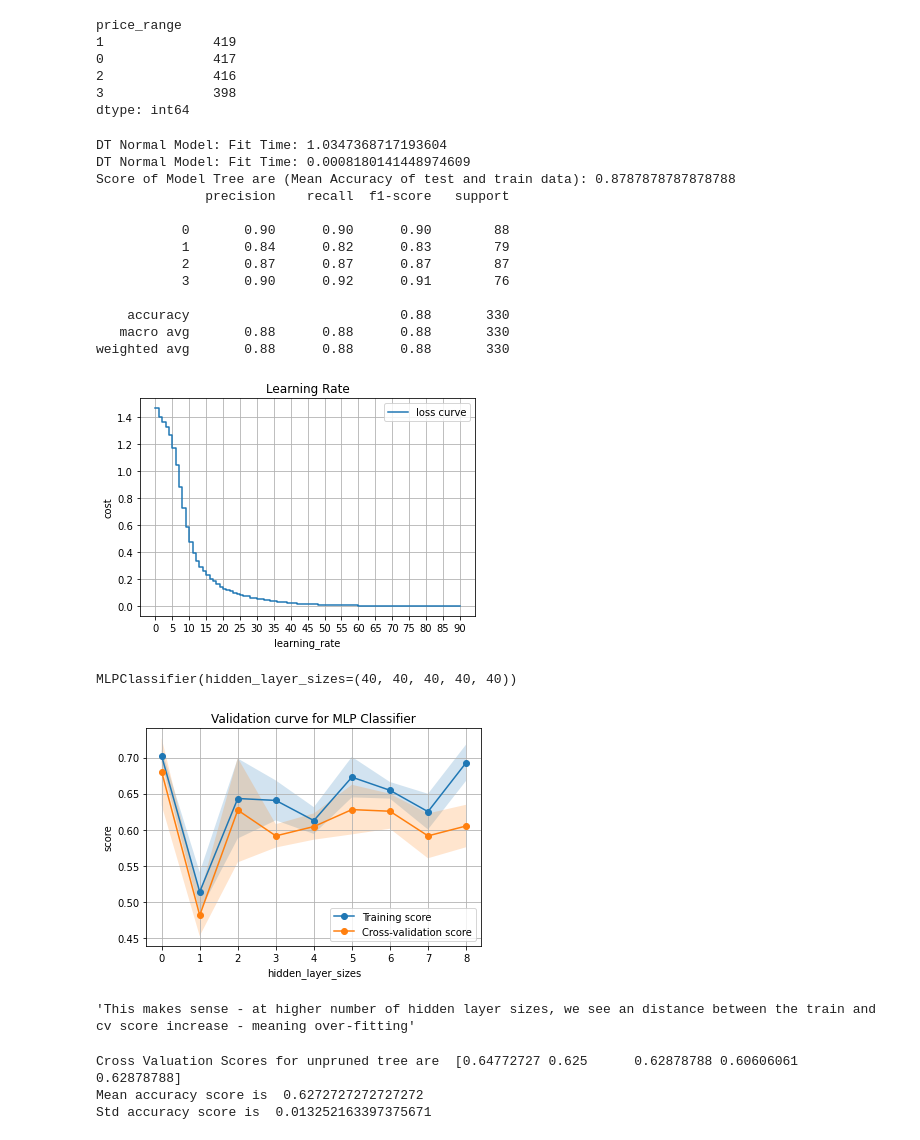
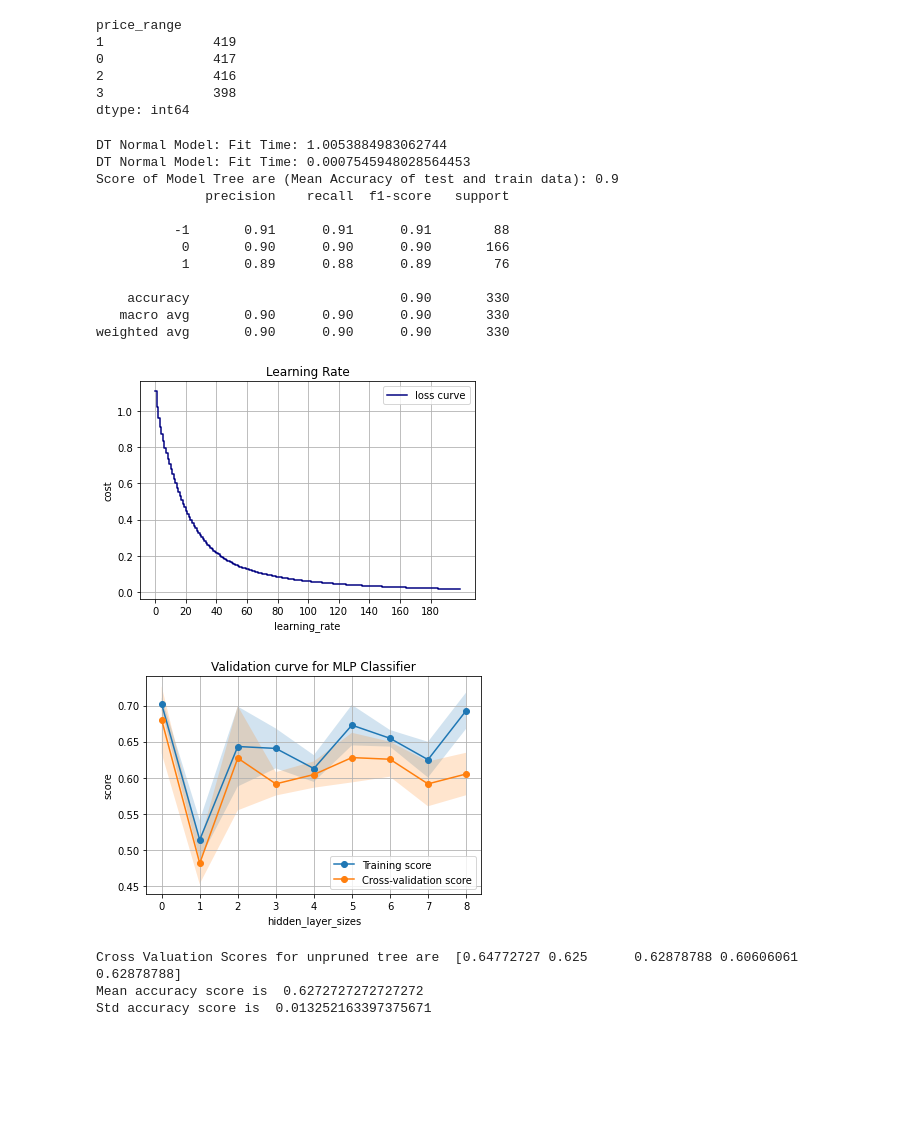
Before and after one commit to nitesh2104/ML, a Jupyter notebook: Supervised-Learning/ANN/ANN_PhonePrice.ipynb, the cells around one changed output. Saved outputs shown, nothing was run; the diff lists cells and outputs as text; code cells hidden in the pictures; blank space fills up the shorter version.

```diff
--- a/Supervised-Learning/ANN/ANN_PhonePrice.ipynb
+++ b/Supervised-Learning/ANN/ANN_PhonePrice.ipynb
@@ -47,43 +48,43 @@ dtype: int64
 standard_scaler = StandardScaler()
 x_train_scaled = standard_scaler.fit_transform(x_train)
 x_test_scaled = standard_scaler.fit_transform(x_test)
-y_train_scaled = standard_scaler.fit_transform(y_train)
-y_test_scaled = stadnard_scaler.fit_transform(y_test)
+y_train_scaled = standard_scaler.fit_transform(y_train).astype('int')
+y_test_scaled = standard_scaler.fit_transform(y_test).astype('int')
 # %%
 clf = MLPClassifier(random_state=1)
 start_time = time.time()
-clf.fit(x_train_scaled, y_train)
+clf.fit(x_train_scaled, [x[0] for x in y_train_scaled])
 print(f"DT Normal Model: Fit Time: {time.time() - start_time}")
 start_time = time.time()
 y_pred = clf.predict(x_test_scaled)
 print(f"DT Normal Model: Fit Time: {time.time() - start_time}")
-print(f"Score of Model Tree are (Mean Accuracy of test and train data): {clf.score(x_test_scaled, y_test)}")
-print(classification_report(y_test, y_pred))
+print(f"Score of Model Tree are (Mean Accuracy of test and train data): {accuracy_score(y_test_scaled, y_pred)}")
+print(classification_report(y_test_scaled, y_pred))
 # %% [output]
-DT Normal Model: Fit Time: 1.0347368717193604
-DT Normal Model: Fit Time: 0.0008180141448974609
-Score of Model Tree are (Mean Accuracy of test and train data): 0.8787878787878788
+DT Normal Model: Fit Time: 1.0053884983062744
+DT Normal Model: Fit Time: 0.0007545948028564453
+Score of Model Tree are (Mean Accuracy of test and train data): 0.9
               precision    recall  f1-score   support
 
-           0       0.90      0.90      0.90        88
-           1       0.84      0.82      0.83        79
-           2       0.87      0.87      0.87        87
-           3       0.90      0.92      0.91        76
+          -1       0.91      0.91      0.91        88
+           0       0.90      0.90      0.90       166
+           1       0.89      0.88      0.89        76
 
-    accuracy                           0.88       330
-   macro avg       0.88      0.88      0.88       330
-weighted avg       0.88      0.88      0.88       330
+    accuracy                           0.90       330
+   macro avg       0.90      0.90      0.90       330
+weighted avg       0.90      0.90      0.90       330
 # %%
-plt.plot(clf.loss_curve_, label="loss curve", drawstyle="steps-post")
+plt.plot(clf.loss_curve_, label="loss curve", color="navy", drawstyle="steps-post")
 plt.title("Learning Rate")
 plt.xlabel('learning_rate')
 plt.ylabel('cost')
 plt.grid()
-plt.xticks(np.arange(0, len(clf.loss_curve_), 5))
+plt.xticks(np.arange(0, len(clf.loss_curve_), 20))
+plt.savefig(os.getcwd() + "/ann_learning_rate_price.png")
 plt.legend()
 plt.show()
 # %% [output]
-[figure, old version]
+[figure, new version]
 # %%
 # Initial Validation Curve
 # Your MLP didn't converge:
@@ -93,10 +94,7 @@ d = df.shape[1]
 depth_range = [(h,)*l for l in [1,2,3] for h in [d,d//2,d*2]]
 param = "hidden_layer_sizes"
 classifier = "MLP Classifier"
-train_scores, test_scores = validation_curve(clf, x_train_scaled, np.ravel(y_train), param_name=param, param_range=depth_range, cv=5)
-clf
+train_scores, test_scores = validation_curve(clf, x_train, np.ravel(y_train), param_name=param, param_range=depth_range, cv=5)
-# %% [output]
-MLPClassifier(hidden_layer_sizes=(40, 40, 40, 40, 40))
 # %%
 mean_train_scores = np.mean(train_scores, axis=1)
 std_train_scores = np.std(train_scores, axis=1)
@@ -105,6 +103,7 @@ std_test_scores = np.std(test_scores, axis=1)
 depth_range_list = np.arange(0, len(depth_range), 1)
 plt.figure()
 plt.xticks(np.arange(0, len(depth_range)))
+# plt.yticks(np.arange(0.60, 1.00, 0.01))
 plt.plot(depth_range_list, mean_train_scores, 'o-', label='Training score')
 plt.fill_between(depth_range_list, mean_train_scores - std_train_scores, mean_train_scores + std_train_scores, alpha=0.2)
 plt.plot(depth_range_list, mean_test_scores, 'o-', label='Cross-validation score')
@@ -114,12 +113,10 @@ plt.xlabel(param)
 plt.ylabel("score")
 plt.legend(loc="best")
 plt.grid()
-#plt.savefig(fig_path + 'dt_validation_curve_1.png')
+plt.savefig(os.getcwd() + '/ann_validation_curve_price.png')
 plt.show()
-"""This makes sense - at higher number of hidden layer sizes, we see an distance between the train and cv score increase - meaning over-fitting"""
 # %% [output]
 [figure]
-'This makes sense - at higher number of hidden layer sizes, we see an distance between the train and cv score increase - meaning over-fitting'
 # %%
 from sklearn.model_selection import cross_val_score
 crossValScores = cross_val_score(clf, x_train, np.ravel(y_train), cv=5)
```
Also changed, not shown: parts of 11 cells of this notebook, 49 other files.
